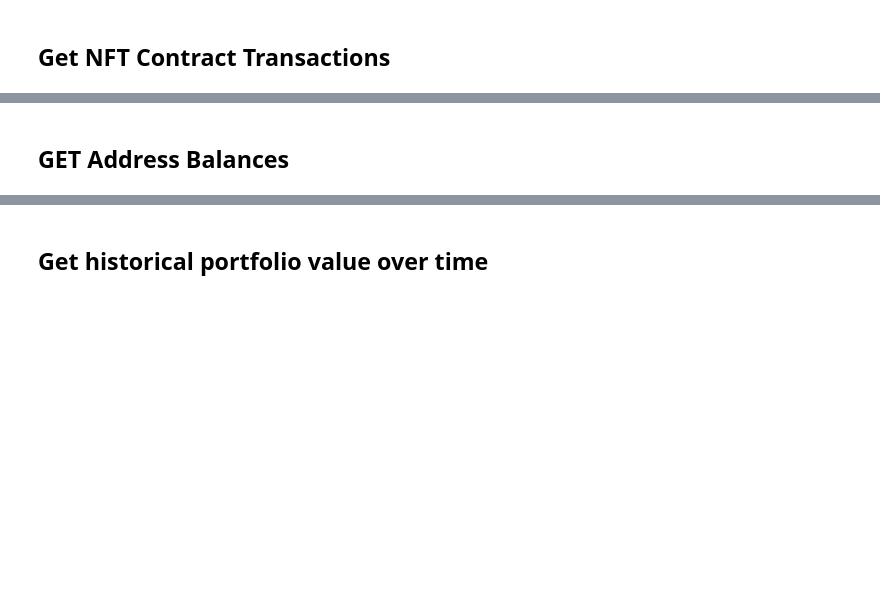
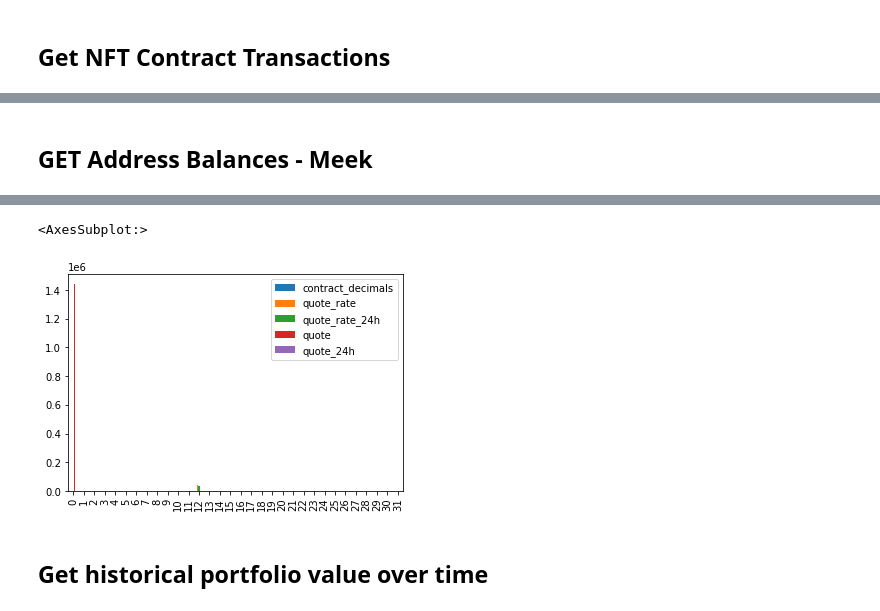
Before and after one commit to mmsaki/nft-trading-analysis, a Jupyter notebook: nft_analysis.ipynb, the cells around one changed output, grey strips where cells are left out. Cells and saved outputs as stored; diff of their text form; code cells hidden in the pictures; blank space fills up the shorter version.

```diff
--- a/nft_analysis.ipynb
+++ b/nft_analysis.ipynb
@@ -62,7 +62,7 @@ transactions_df.head()
 | 0 | 2022-03-17T03:51:37Z | 14401717 | 0x5b0ee618e7eef1baefc510019edb2c9... | 6 | True | 0xc352b534e8b987e036a93539fd6897f... | None | ... |
 | 1 | 2022-03-17T03:51:37Z | 14401717 | 0x5b0ee618e7eef1baefc510019edb2c9... | 6 | True | 0xc352b534e8b987e036a93539fd6897f... | None | ... |
 # %% [markdown]
-## GET Address Balances
+## GET Address Balances - Meek
 # %%
 # Create account addresses
 address = "/msaki.eth"
@@ -81,6 +81,11 @@ balance_df.head()
 | 2 | 18 | Bemil.io | BEM | 0x3102931098e75111a6f57cdf9a3e68d... | [erc20] | https://logos.covalenthq.com/toke... | ... |
 | 3 | 6 | USD Coin | USDC | 0xa0b86991c6218b36c1d19d4a2e9eb0c... | [erc20] | https://logos.covalenthq.com/toke... | ... |
 | 4 | 6 | Tether USD | USDT | 0xdac17f958d2ee523a2206206994597c... | [erc20] | https://logos.covalenthq.com/toke... | ... |
+# %%
+balance_df.plot.bar()
+# %% [output]
+<AxesSubplot:>
+[figure, added]
 # %% [markdown]
 ## Get historical portfolio value over time
 # %%
```
